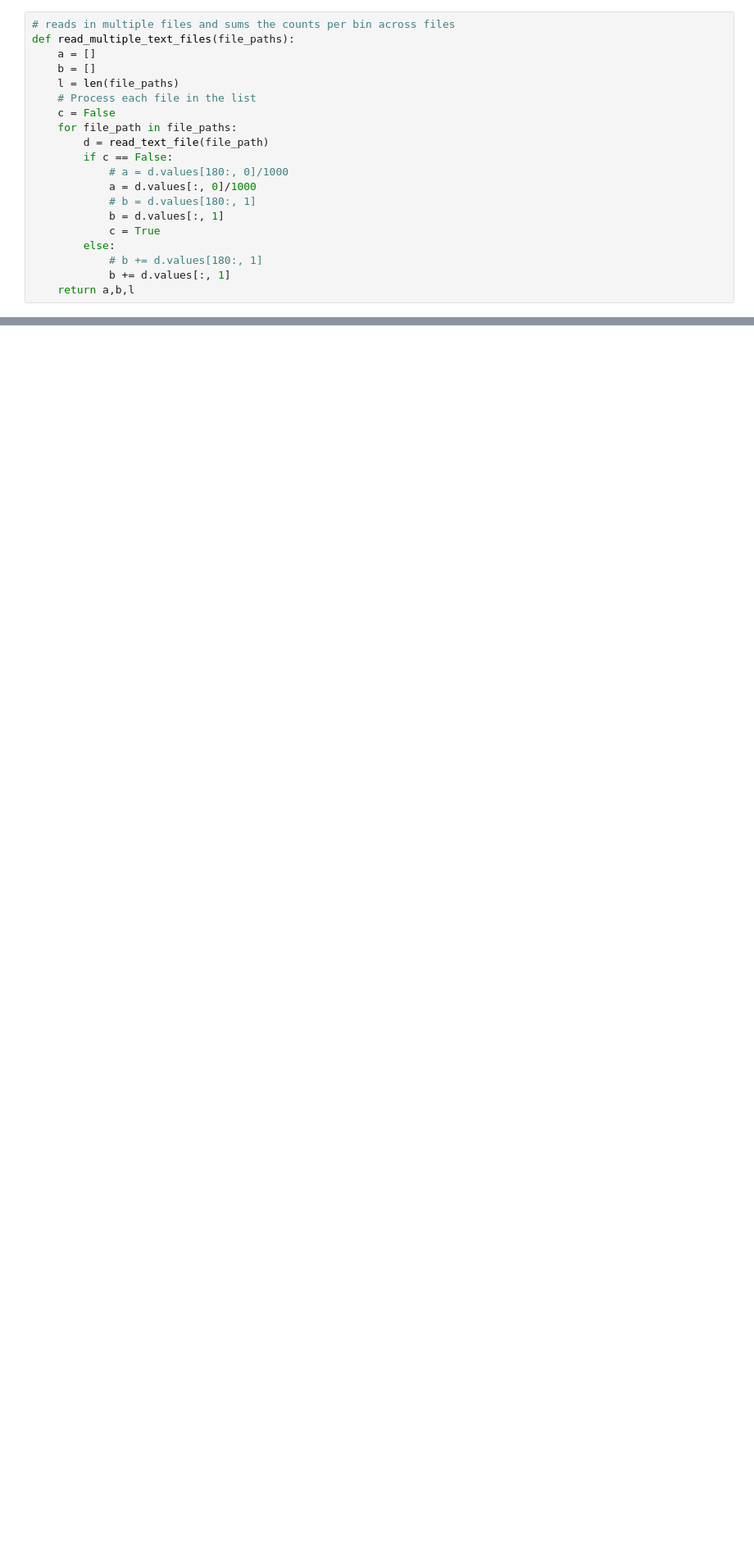
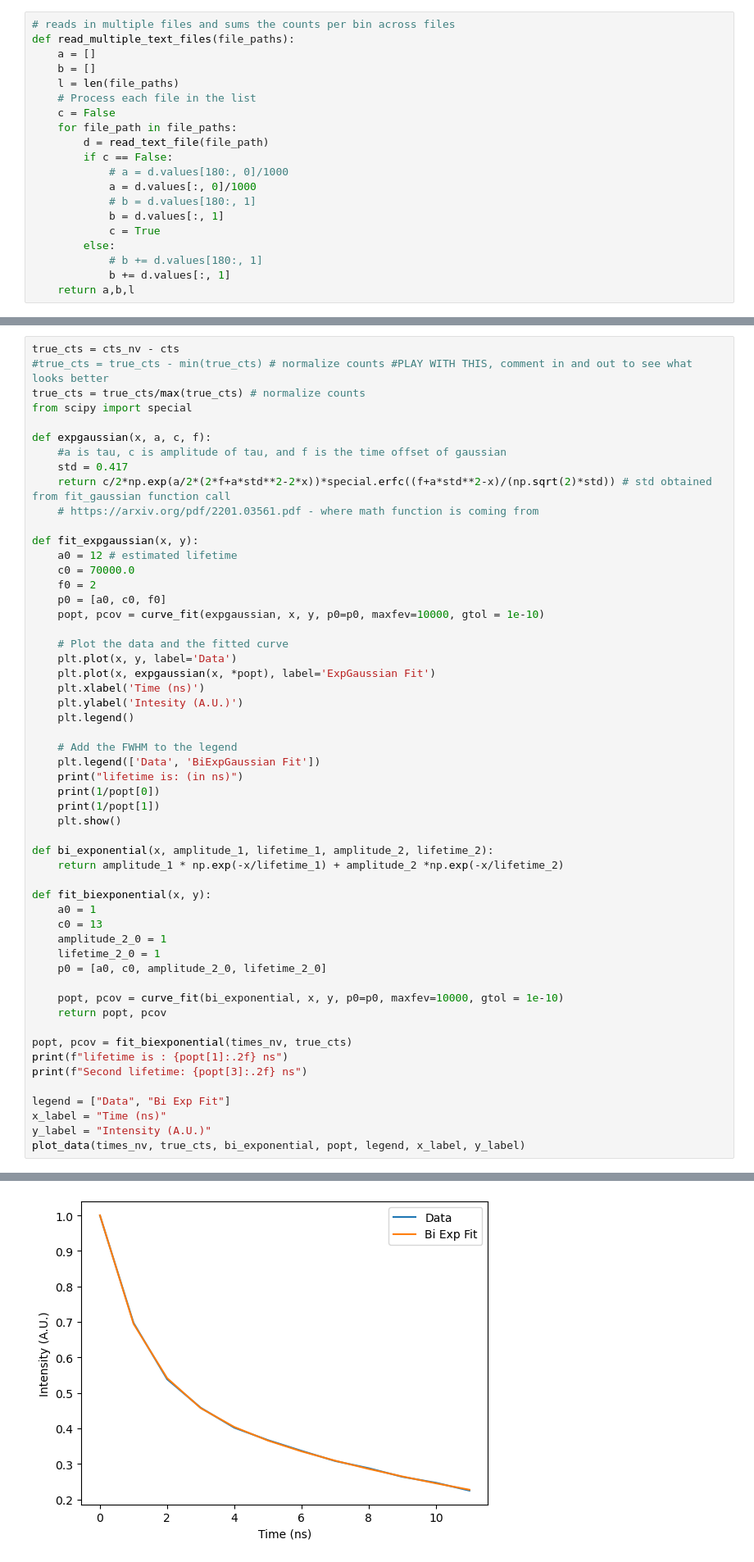
Before and after one commit to UW-Quantum-Defect-Lab/qdmodel, a Jupyter notebook: qdanalysis/timetagger_analysis/lifetimeanalysis.ipynb, the cells around one changed output, grey strips where cells are left out. Shown at 82% size. Saved outputs shown, nothing was run; the diff lists cells and outputs as text; blank space fills up the shorter version.

```diff
--- a/qdanalysis/timetagger_analysis/lifetimeanalysis.ipynb
+++ b/qdanalysis/timetagger_analysis/lifetimeanalysis.ipynb
@@ -186,0 +145,55 @@ lifetime is: (in ns)
+# %%
+true_cts = cts_nv - cts
+#true_cts = true_cts - min(true_cts) # normalize counts #PLAY WITH THIS, comment in and out to see what looks better
+true_cts = true_cts/max(true_cts) # normalize counts
+from scipy import special
+
+def expgaussian(x, a, c, f):
+    #a is tau, c is amplitude of tau, and f is the time offset of gaussian
+    std = 0.417
+    return c/2*np.exp(a/2*(2*f+a*std**2-2*x))*special.erfc((f+a*std**2-x)/(np.sqrt(2)*std)) # std obtained from fit_gaussian function call
+    # https://arxiv.org/pdf/2201.03561.pdf - where math function is coming from
+
+def fit_expgaussian(x, y):
+    a0 = 12 # estimated lifetime
+    c0 = 70000.0
+    f0 = 2
+    p0 = [a0, c0, f0]
+    popt, pcov = curve_fit(expgaussian, x, y, p0=p0, maxfev=10000, gtol = 1e-10)
+
+    # Plot the data and the fitted curve
+    plt.plot(x, y, label='Data')
+    plt.plot(x, expgaussian(x, *popt), label='ExpGaussian Fit')
+    plt.xlabel('Time (ns)')
+    plt.ylabel('Intesity (A.U.)')
+    plt.legend()
+
+    # Add the FWHM to the legend
+    plt.legend(['Data', 'BiExpGaussian Fit'])
+    print("lifetime is: (in ns)")
+    print(1/popt[0])
+    print(1/popt[1])
+    plt.show()
+
+def bi_exponential(x, amplitude_1, lifetime_1, amplitude_2, lifetime_2):
+    return amplitude_1 * np.exp(-x/lifetime_1) + amplitude_2 *np.exp(-x/lifetime_2)
+
+def fit_biexponential(x, y):
+    a0 = 1
+    c0 = 13
+    amplitude_2_0 = 1
+    lifetime_2_0 = 1
+    p0 = [a0, c0, amplitude_2_0, lifetime_2_0]
+
+    popt, pcov = curve_fit(bi_exponential, x, y, p0=p0, maxfev=10000, gtol = 1e-10)
+    return popt, pcov
+
+popt, pcov = fit_biexponential(times_nv, true_cts)
+print(f"lifetime is : {popt[1]:.2f} ns")
+print(f"Second lifetime: {popt[3]:.2f} ns")
+
+legend = ["Data", "Bi Exp Fit"]
+x_label = "Time (ns)"
+y_label = "Intensity (A.U.)"
+plot_data(times_nv, true_cts, bi_exponential, popt, legend, x_label, y_label)
+# %% [output]
@@ -186,0 +202 @@ lifetime is: (in ns)
+[figure, added]
```
Also changed, not shown: parts of 7 cells of this notebook.
